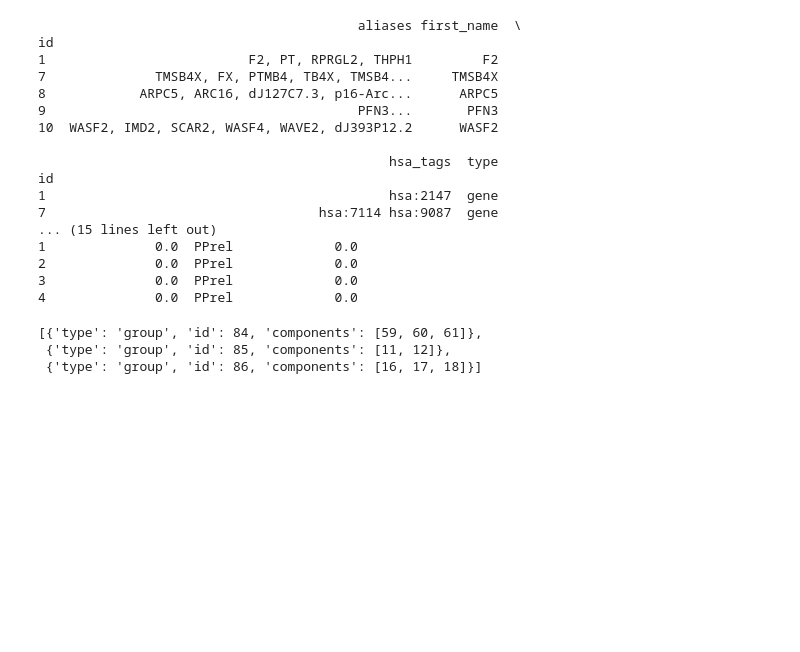
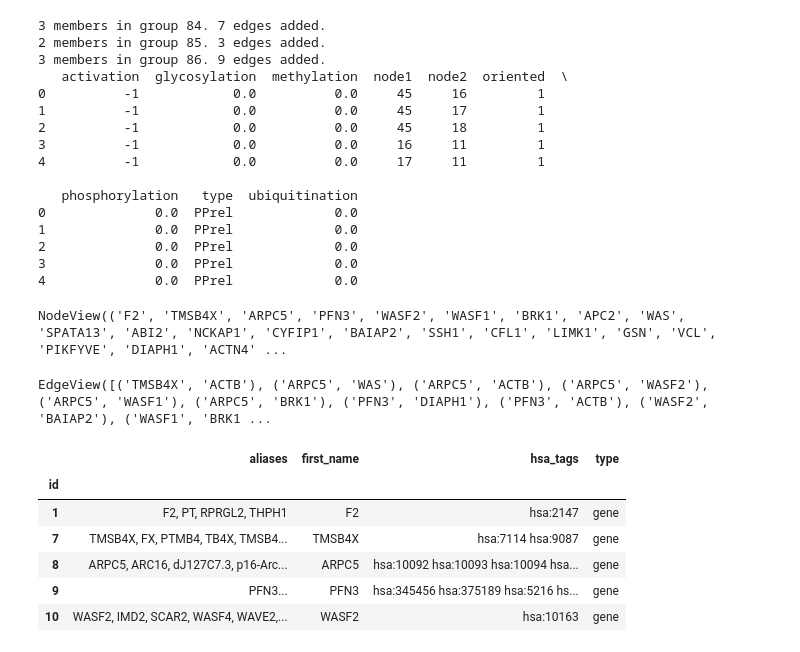
Before and after one commit to iamjli/keggx, a Jupyter notebook: scripts/testing.ipynb, the cells around one changed output. Saved outputs shown, nothing was run; the diff lists cells and outputs as text; code cells hidden in the pictures; blank space fills up the shorter version.

```diff
--- a/scripts/testing.ipynb
+++ b/scripts/testing.ipynb
@@ -23,28 +22,39 @@ id
 3              0.0  PPrel             0.0
 4              0.0  PPrel             0.0
 # %%
-graph = KEGGeractome("../data/human_KGML/hsa04810.xml")
+pathway = KEGGeractome("../data/human_KGML/hsa04810.xml")
 # %% [output]
-                                         aliases first_name  \
-id
-1                          F2, PT, RPRGL2, THPH1         F2
-7              TMSB4X, FX, PTMB4, TB4X, TMSB4...     TMSB4X
-8            ARPC5, ARC16, dJ127C7.3, p16-Arc...      ARPC5
-9                                        PFN3...       PFN3
-10  WASF2, IMD2, SCAR2, WASF4, WAVE2, dJ393P12.2      WASF2
+3 members in group 84. 7 edges added.
+2 members in group 85. 3 edges added.
+3 members in group 86. 9 edges added.
+   activation  glycosylation  methylation  node1  node2  oriented  \
+0          -1            0.0          0.0     45     16         1
+1          -1            0.0          0.0     45     17         1
+2          -1            0.0          0.0     45     18         1
+3          -1            0.0          0.0     16     11         1
+4          -1            0.0          0.0     17     11         1
 
-                                             hsa_tags  type
-id
-1                                            hsa:2147  gene
-7                                   hsa:7114 hsa:9087  gene
-... (15 lines left out)
+   phosphorylation   type  ubiquitination
+0              0.0  PPrel             0.0
 1              0.0  PPrel             0.0
 2              0.0  PPrel             0.0
 3              0.0  PPrel             0.0
 4              0.0  PPrel             0.0
-# %%
-graph.complex_attributes
-# %% [output]
-[{'type': 'group', 'id': 84, 'components': [59, 60, 61]},
- {'type': 'group', 'id': 85, 'components': [11, 12]},
- {'type': 'group', 'id': 86, 'components': [16, 17, 18]}]
+# %%
+pathway.graph.nodes()
+# %% [output]
+NodeView(('F2', 'TMSB4X', 'ARPC5', 'PFN3', 'WASF2', 'WASF1', 'BRK1', 'APC2', 'WAS', 'SPATA13', 'ABI2', 'NCKAP1', 'CYFIP1', 'BAIAP2', 'SSH1', 'CFL1', 'LIMK1', 'GSN', 'VCL', 'PIKFYVE', 'DIAPH1', 'ACTN4' ...
+# %%
+pathway.graph.edges()
+# %% [output]
+EdgeView([('TMSB4X', 'ACTB'), ('ARPC5', 'WAS'), ('ARPC5', 'ACTB'), ('ARPC5', 'WASF2'), ('ARPC5', 'WASF1'), ('ARPC5', 'BRK1'), ('PFN3', 'DIAPH1'), ('PFN3', 'ACTB'), ('WASF2', 'BAIAP2'), ('WASF1', 'BRK1 ...
+# %%
+pathway.node_attributes_df.head()
+# %% [output]
+|  | aliases | first_name | hsa_tags | type |
+| id |  |  |  |  |
+| 1 | F2, PT, RPRGL2, THPH1 | F2 | hsa:2147 | gene |
+| 7 | TMSB4X, FX, PTMB4, TB4X, TMSB4... | TMSB4X | hsa:7114 hsa:9087 | gene |
+| 8 | ARPC5, ARC16, dJ127C7.3, p16-Arc... | ARPC5 | hsa:10092 hsa:10093 hsa:10094 hsa... | gene |
+| 9 | PFN3... | PFN3 | hsa:345456 hsa:375189 hsa:5216 hs... | gene |
+| 10 | WASF2, IMD2, SCAR2, WASF4, WAVE2,... | WASF2 | hsa:10163 | gene |
```
Also changed, not shown: parts of 5 cells of this notebook, 2 other files.
